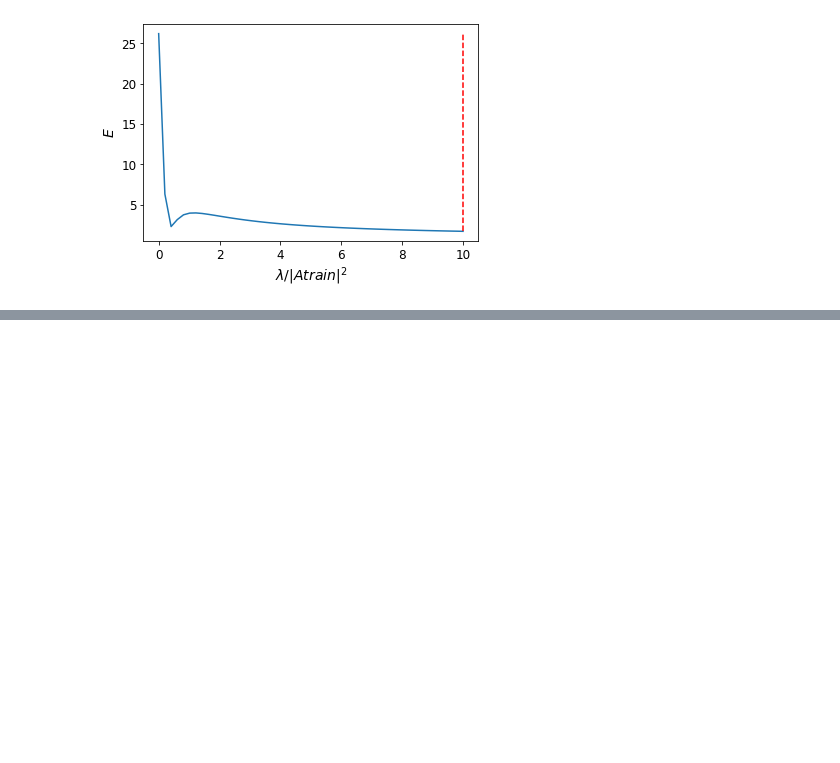
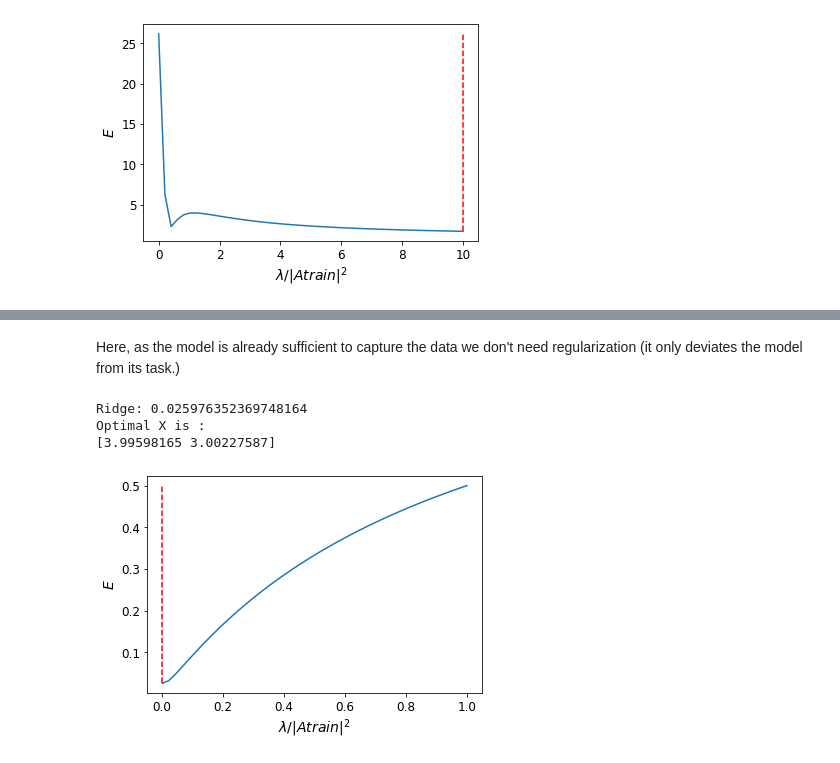
Before and after one commit to kunschg/Optimization-for-ML-, a Jupyter notebook: Part1-gradient-descent.ipynb, the cells around one changed output, grey strips where cells are left out. Saved outputs shown, nothing was run; the diff lists cells and outputs as text; code cells hidden in the pictures; blank space fills up the shorter version.

```diff
--- a/Part1-gradient-descent.ipynb
+++ b/Part1-gradient-descent.ipynb
@@ -184,0 +220,13 @@ The fact that the error decreases with  $\lambda$ suggests it is better to optim
+# %% [markdown]
+Here, as the model is already sufficient to capture the data we don't need regularization (it only deviates the model from its task.)
+# %%
+start = 1e-3
+stop = 1
+num = 50
+
+plot_evolution_on_test_error(xtrain, ytrain, xtest, ytest, start, stop, num)
+# %% [output]
+Ridge: 0.025976352369748164
+Optimal X is :
+[3.99598165 3.00227587]
+[figure, added]
```
Also changed, not shown: parts of 10 cells of this notebook, 1 other file.
